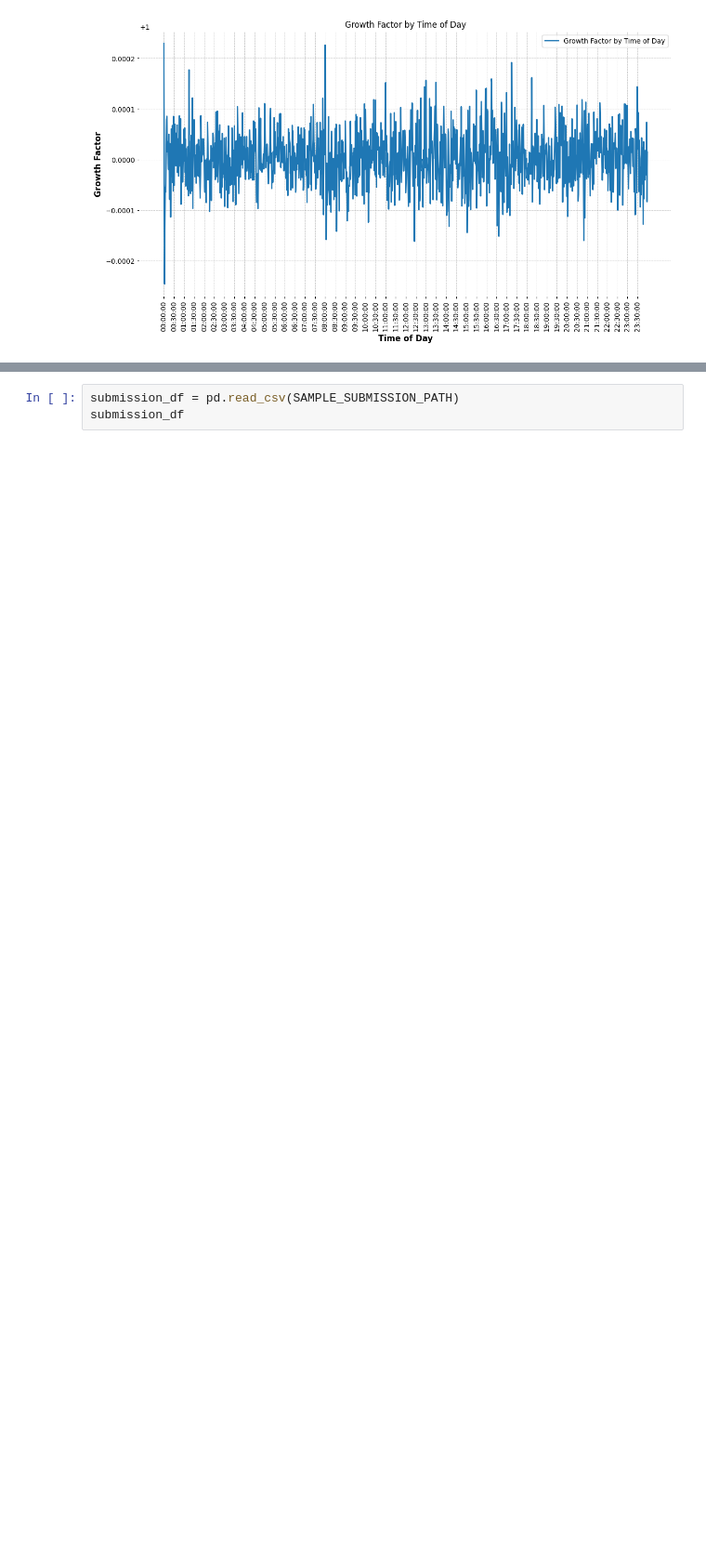
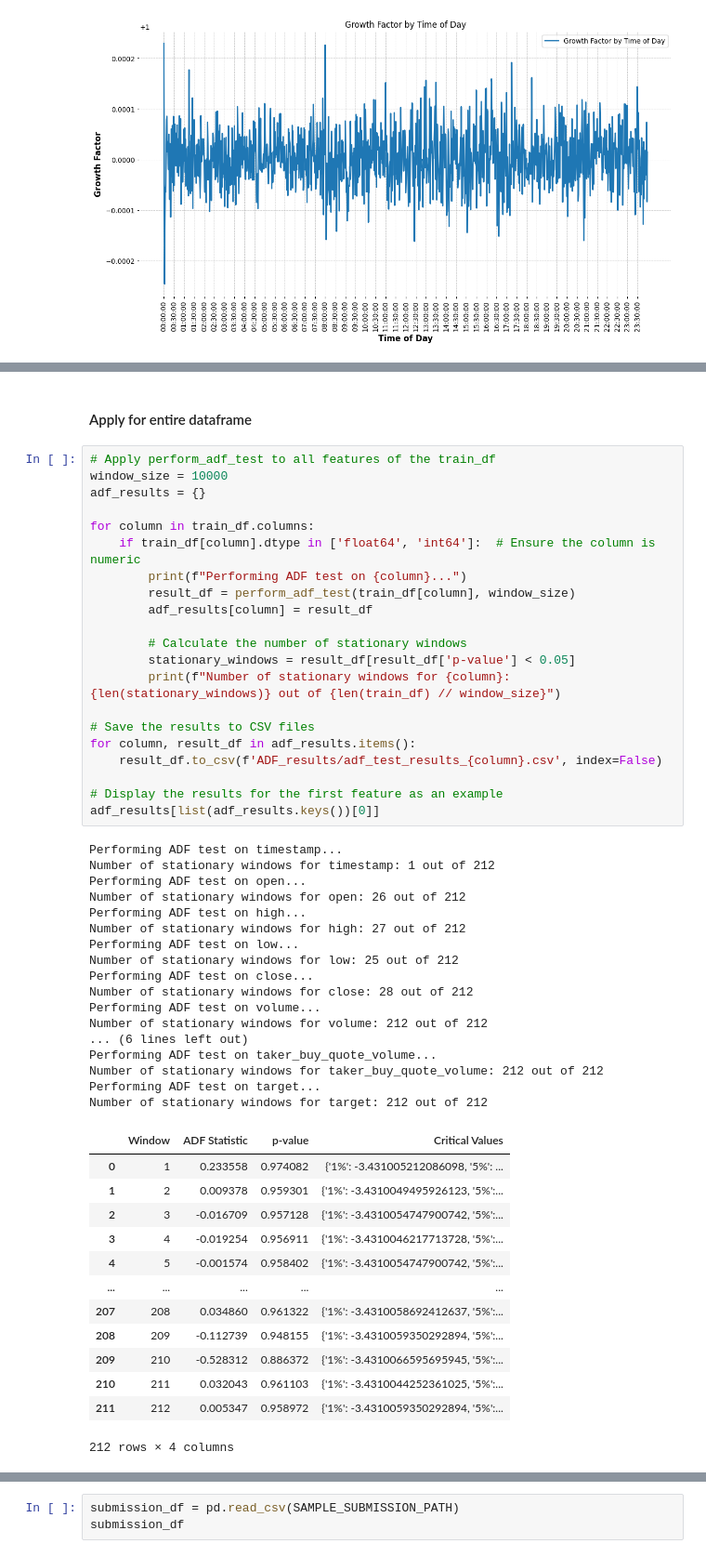
Before and after one commit to pedro-loures/Directional-Forecasting-in-Cryptocurrencies, a Jupyter notebook: data_characterization.ipynb, the cells around one changed output, grey strips where cells are left out. Shown at 93% size. Drawn from its saved outputs; the diff is of its cells as text; blank space fills up the shorter version.

```diff
--- a/data_characterization.ipynb
+++ b/data_characterization.ipynb
@@ -417,0 +442,54 @@ Percentage of stationary windows: 13.21%
+# %% [markdown]
+#### Apply for entire dataframe
+# %%
+# Apply perform_adf_test to all features of the train_df
+window_size = 10000
+adf_results = {}
+
+for column in train_df.columns:
+    if train_df[column].dtype in ['float64', 'int64']:  # Ensure the column is numeric
+        print(f"Performing ADF test on {column}...")
+        result_df = perform_adf_test(train_df[column], window_size)
+        adf_results[column] = result_df
+
+        # Calculate the number of stationary windows
+        stationary_windows = result_df[result_df['p-value'] < 0.05]
+        print(f"Number of stationary windows for {column}: {len(stationary_windows)} out of {len(train_df) // window_size}")
+
+# Save the results to CSV files
+for column, result_df in adf_results.items():
+    result_df.to_csv(f'ADF_results/adf_test_results_{column}.csv', index=False)
+
+# Display the results for the first feature as an example
+adf_results[list(adf_results.keys())[0]]
+# %% [output]
+Performing ADF test on timestamp...
+Number of stationary windows for timestamp: 1 out of 212
+Performing ADF test on open...
+Number of stationary windows for open: 26 out of 212
+Performing ADF test on high...
+Number of stationary windows for high: 27 out of 212
+Performing ADF test on low...
+Number of stationary windows for low: 25 out of 212
+Performing ADF test on close...
+Number of stationary windows for close: 28 out of 212
+Performing ADF test on volume...
+Number of stationary windows for volume: 212 out of 212
+... (6 lines left out)
+Performing ADF test on taker_buy_quote_volume...
+Number of stationary windows for taker_buy_quote_volume: 212 out of 212
+Performing ADF test on target...
+Number of stationary windows for target: 212 out of 212
+|  | Window | ADF Statistic | p-value | Critical Values |
+| 0 | 1 | 0.233558 | 0.974082 | {'1%': -3.431005212086098, '5%': ... |
+| 1 | 2 | 0.009378 | 0.959301 | {'1%': -3.4310049495926123, '5%':... |
+| 2 | 3 | -0.016709 | 0.957128 | {'1%': -3.4310054747900742, '5%':... |
+| 3 | 4 | -0.019254 | 0.956911 | {'1%': -3.4310046217713728, '5%':... |
+| 4 | 5 | -0.001574 | 0.958402 | {'1%': -3.4310054747900742, '5%':... |
+| ... | ... | ... | ... | ... |
+| 207 | 208 | 0.034860 | 0.961322 | {'1%': -3.4310058692412637, '5%':... |
+| 208 | 209 | -0.112739 | 0.948155 | {'1%': -3.4310059350292894, '5%':... |
+| 209 | 210 | -0.528312 | 0.886372 | {'1%': -3.4310066595695945, '5%':... |
+| 210 | 211 | 0.032043 | 0.961103 | {'1%': -3.4310044252361025, '5%':... |
+| 211 | 212 | 0.005347 | 0.958972 | {'1%': -3.4310059350292894, '5%':... |
+212 rows × 4 columns
```
Also changed, not shown: parts of 31 cells of this notebook, 9 other files.
